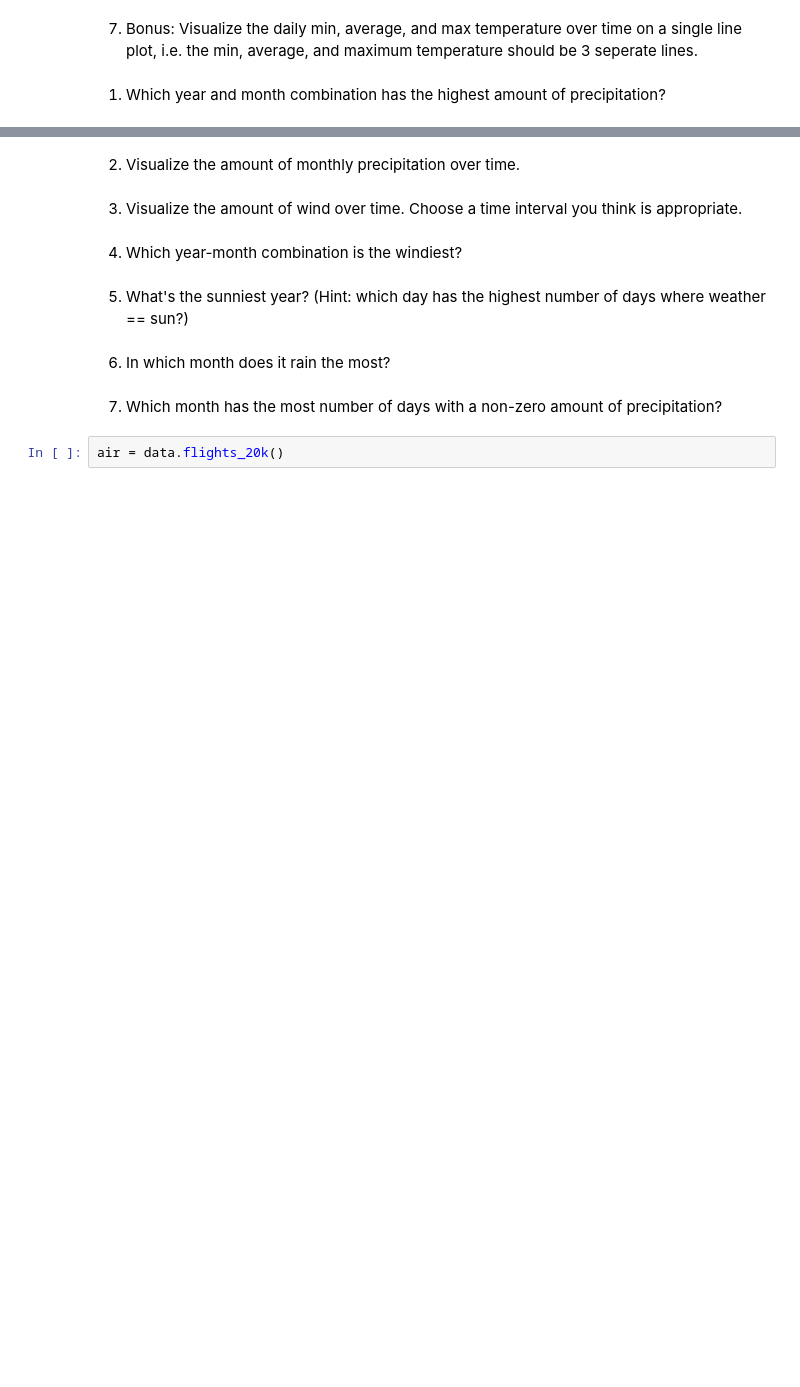
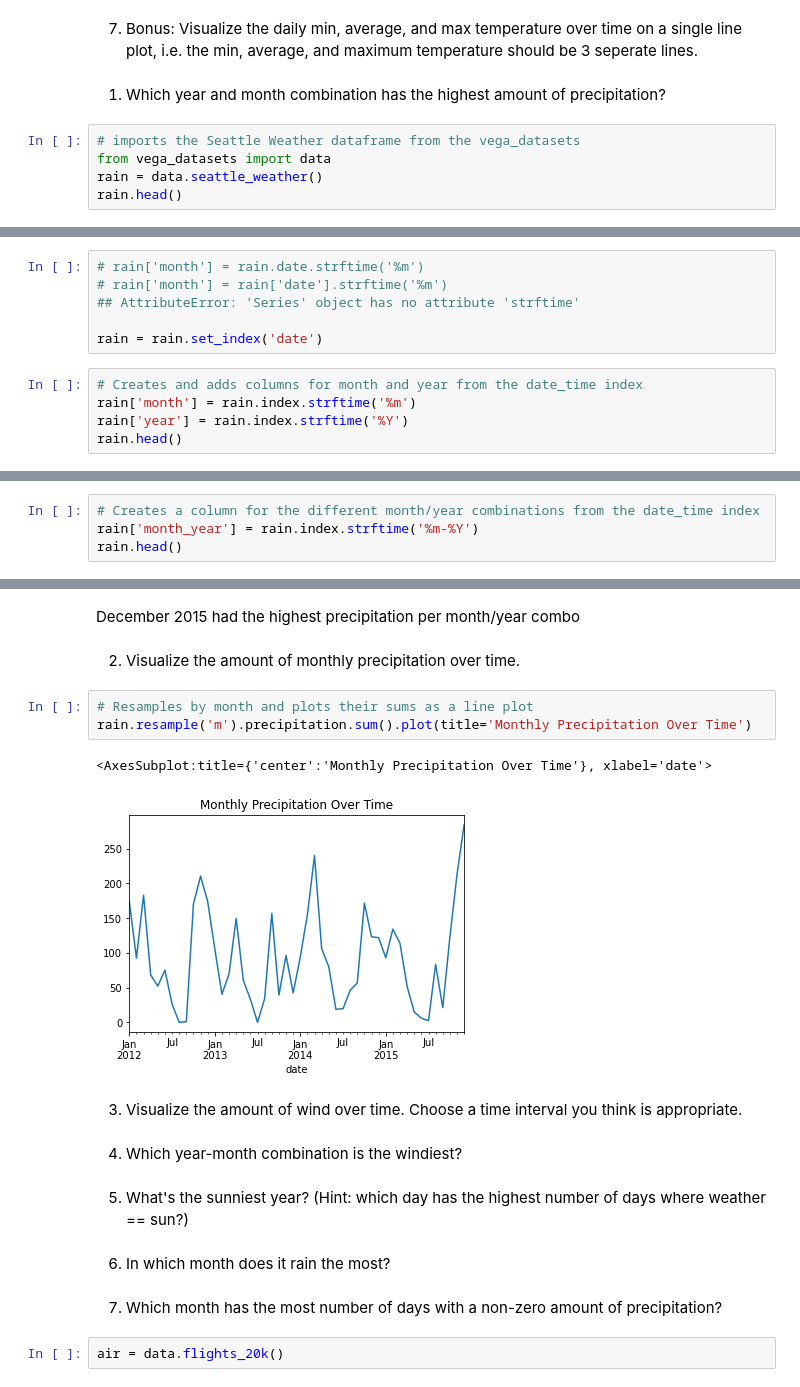
Before and after one commit to Jason-R-Turner/time-series-exercises, a Jupyter notebook: time_series_data.ipynb, the cells around one changed output, grey strips where cells are left out. Drawn from its saved outputs; the diff is of its cells as text; blank space fills up the shorter version.

```diff
--- a/time_series_data.ipynb
+++ b/time_series_data.ipynb
@@ -336,3 +378,8 @@ Length: 365, dtype: float64
 7. Bonus: Visualize the daily min, average, and max temperature over time on a single line plot, i.e. the min, average, and maximum temperature should be 3 seperate lines.
 # %% [markdown]
 1. Which year and month combination has the highest amount of precipitation?
+# %%
+# imports the Seattle Weather dataframe from the vega_datasets
+from vega_datasets import data
+rain = data.seattle_weather()
+rain.head()
@@ -338,0 +393,11 @@ Length: 365, dtype: float64
+# %%
+# rain['month'] = rain.date.strftime('%m')
+# rain['month'] = rain['date'].strftime('%m')
+## AttributeError: 'Series' object has no attribute 'strftime'
+
+rain = rain.set_index('date')
+# %%
+# Creates and adds columns for month and year from the date_time index
+rain['month'] = rain.index.strftime('%m')
+rain['year'] = rain.index.strftime('%Y')
+rain.head()
@@ -338,0 +475,4 @@ Length: 365, dtype: float64
+# %%
+# Creates a column for the different month/year combinations from the date_time index
+rain['month_year'] = rain.index.strftime('%m-%Y')
+rain.head()
@@ -339,5 +496,13 @@ Length: 365, dtype: float64
+# %% [markdown]
+December 2015 had the highest precipitation per month/year combo
 # %% [markdown]
 2. Visualize the amount of monthly precipitation over time.
+# %%
+# Resamples by month and plots their sums as a line plot
+rain.resample('m').precipitation.sum().plot(title='Monthly Precipitation Over Time')
+# %% [output]
+<AxesSubplot:title={'center':'Monthly Precipitation Over Time'}, xlabel='date'>
+[figure, added]
 # %% [markdown]
 3. Visualize the amount of wind over time. Choose a time interval you think is appropriate.
 # %% [markdown]
```
Also changed, not shown: parts of 16 cells of this notebook.
